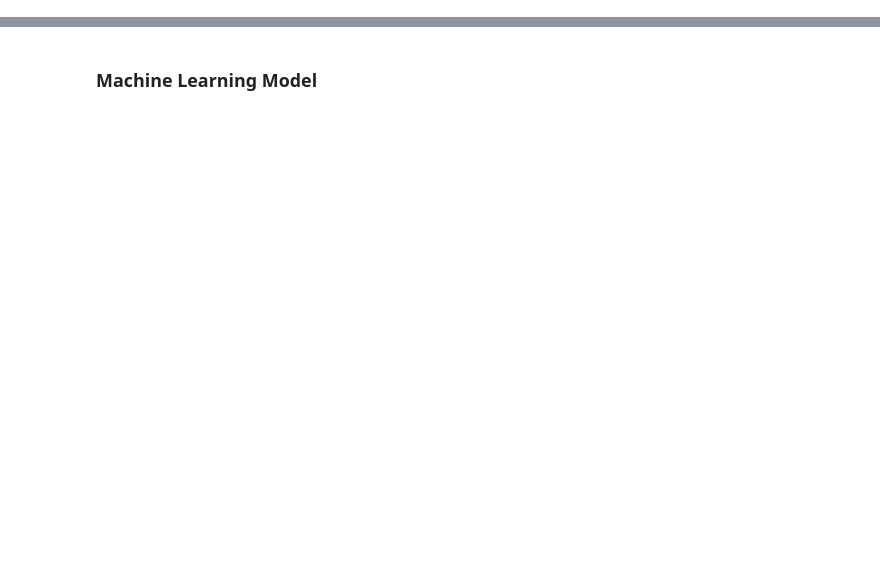
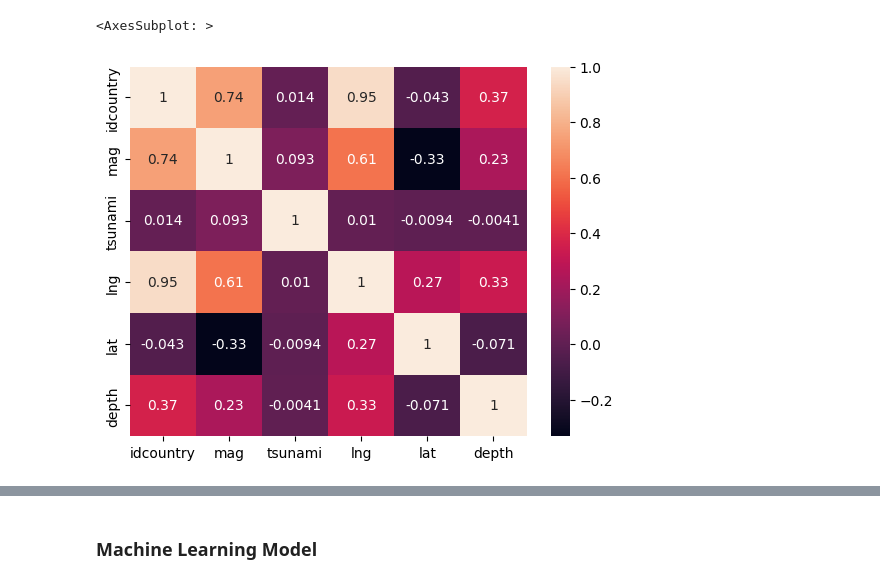
Before and after one commit to nunroca/SEISMIC_ALERT_SYSTEM, a Jupyter notebook: DataScience/machiene_learning.ipynb, the cells around one changed output, grey strips where cells are left out. Saved outputs shown, nothing was run; the diff lists cells and outputs as text; code cells hidden in the pictures; blank space fills up the shorter version.

```diff
--- a/DataScience/machiene_learning.ipynb
+++ b/DataScience/machiene_learning.ipynb
@@ -6,0 +21,8 @@ import matplotlib.pyplot as plt
+# %%
+#choosing variables correlation graph
+X = dt[['idcountry','mag','tsunami', 'lng', 'lat', 'depth']]
+correlation = X.corr()
+sns.heatmap(correlation, annot=True)
+# %% [output]
+<AxesSubplot: >
+[figure, added]
```
Also changed, not shown: parts of 10 cells of this notebook, 2 other files.
